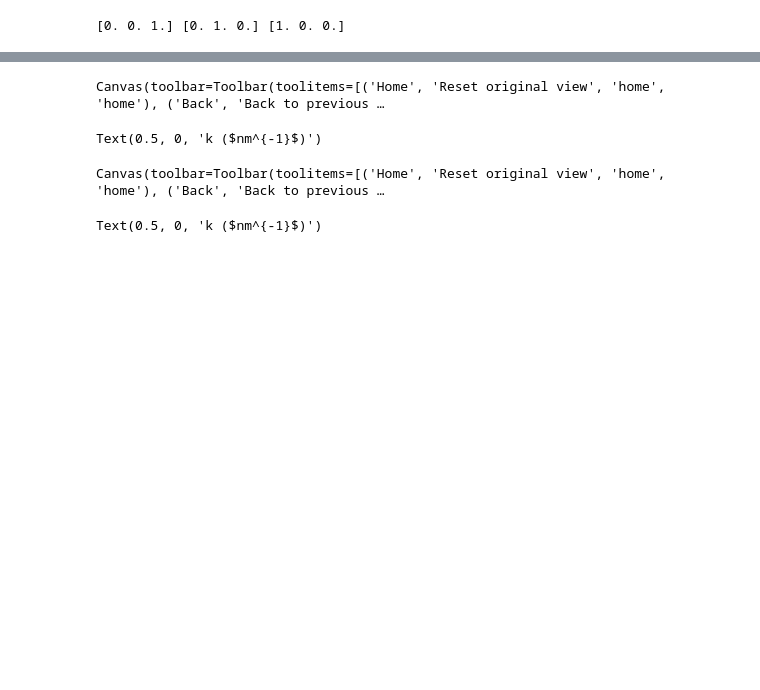
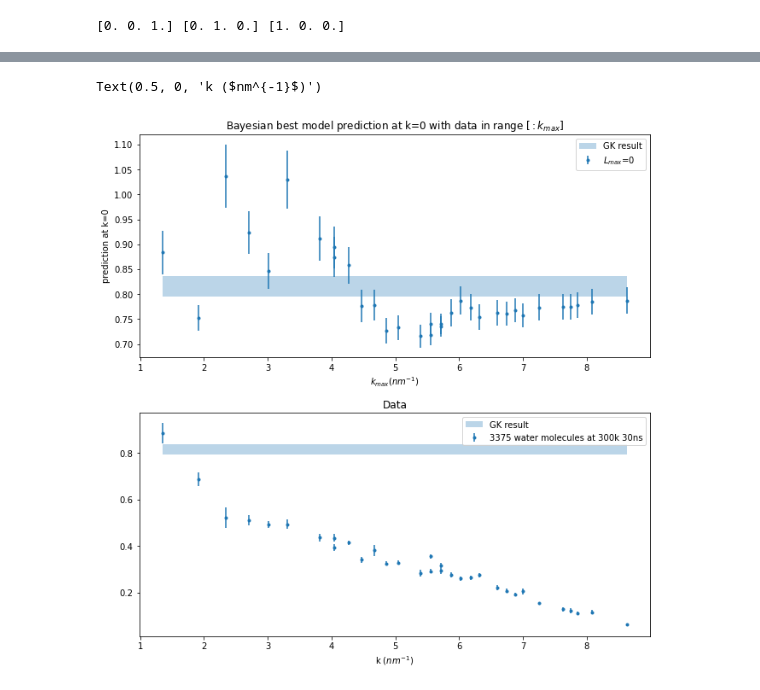
Before and after one commit to enrdrigo/transportwithdensities, a Jupyter notebook: bayescubicdk.ipynb, the cells around one changed output, grey strips where cells are left out. Saved outputs shown, nothing was run; the diff lists cells and outputs as text; code cells hidden in the pictures; blank space fills up the shorter version.

```diff
--- a/bayescubicdk.ipynb
+++ b/bayescubicdk.ipynb
@@ -89,17 +89,17 @@ Canvas(toolbar=Toolbar(toolitems=[('Home', 'Reset original view', 'home', 'home'
 predbl=[]
 spredbl=[]
 Npointsbl=[]
-N_max=101
+N_max=33
 N_iter=1
-N_min=21
-for i in range(2):
+N_min=5
+for i in range(1):
     predb=[]
     spredb=[]
     Npointsb=[]
     for N in range(N_min, N_max, N_iter):
 
         mN, SN, y_infer, sy_infer, spar, log_evidence_vP=\
-        bayesian.bestfit(gplot, sd, N, gplot, ifbetha=True, ifprintbestfit=False, ifprintfinal=False, nLbf=i)
+        bayesian.bestfit(gplot, sd, N, gplot, ifbetha=False, ifprintbestfit=False, ifprintfinal=False, nLbf=i)
         Npointsb.append(np.linalg.norm(gplot[N]))
         if (N-N_min)%(((N_max-N_min))//5)==0: print(int((N-N_min)/((N_max-N_min))*100), '%')
         predb.append(mN[0])
@@ -120,0 +176,21 @@ for i in range(2):
+# %%
+%matplotlib inline
+fig, ax=plt.subplots(2,constrained_layout=True, figsize=[9,9])
+
+
+ax[0].set_title('Bayesian best model prediction at k=0 with data in range $[k_{min}: k_{max}]$')
+L=[0,[0,4],[0,4,6], [0,4,6,8], [0,4,6,8,10]]
+for i in range(N_min):
+
+    ax[0].errorbar(np.array(Npointsbl[i])*0.13484487571168569*10, np.array(predbl[i]), np.sqrt(np.array(spredbl[i])), fmt='.', label=r'$k_{min}$'+'={:.3f}'.format(np.linalg.norm(gplot[i,:])*0.13484487571168569*10)+'$ nm^{-1}$')
+ax[0].fill_between(np.array(Npointsbl[0])*0.13484487571168569*10, np.ones(len(Npointsbl[0]))*0.816-np.ones(len(Npointsbl[0]))*0.021, np.ones(len(Npointsbl[0]))*0.816+np.ones(len(Npointsbl[0]))*0.021, label='GK result', alpha=0.3)
+ax[0].set_xlabel('$k_{max} (nm^{-1})$')
+ax[0].set_ylabel('prediction at k=0')
+ax[0].legend()
+ax[1].set_title('Data')
+
+ax[1].errorbar(np.linalg.norm(gplot, axis=1)*0.13484487571168569*10, dataplot1,datasigmaplot1, fmt='.', label='3375 water molecules at 300k 30ns')
+ax[1].fill_between(np.linalg.norm(gplot, axis=1)*0.13484487571168569*10, np.ones(len(gplot))*0.816-np.ones(len(gplot))*0.021, np.ones(len(gplot))*0.816+np.ones(len(gplot))*0.021, label='GK result', alpha=0.3)
+ax[1].legend()
+
+ax[1].set_xlabel(r'k ($nm^{-1}$)')
@@ -121,24 +200,24 @@ for i in range(2):
 # %%
-%matplotlib widget
+%matplotlib inline
 fig, ax=plt.subplots(2,constrained_layout=True, figsize=[9,9])
 
 
 ax[0].set_title('Bayesian best model prediction at k=0 with data in range $[: k_{max}]$')
 L=[0,[0,4],[0,4,6], [0,4,6,8], [0,4,6,8,10]]
 for i in range(1):
-    #ax[0].errorbar(np.array(Npointsbl[i]), np.array(predbl[i]), np.sqrt(np.array(spredbl[i])), fmt='.', label=r'$L_{max}$'+'={}'.format(L[i]))
-    ax[0].errorbar(np.array(Npointsbl[i]), np.exp(np.array(predbl[i])), np.exp(np.array(predbl[i]))*np.sqrt(np.array(spredbl[i])), fmt='.', label=r'$L_{max}$'+'={}'.format(L[i]))
-ax[0].fill_between(np.array(Npointsbl[0]), np.ones(len(Npointsbl[0]))*0.816-np.ones(len(Npointsbl[0]))*0.021, np.ones(len(Npointsbl[1]))*0.816+np.ones(len(Npointsbl[1]))*0.021, label='GK result', alpha=0.3)
+
+    ax[0].errorbar(np.array(Npointsbl[i])*0.13484487571168569*10, np.array(predbl[i]), np.sqrt(np.array(spredbl[i])), fmt='.', label=r'$L_{max}$'+'={}'.format(L[i]))
+ax[0].fill_between(np.array(Npointsbl[0])*0.13484487571168569*10, np.ones(len(Npointsbl[0]))*0.816-np.ones(len(Npointsbl[0]))*0.021, np.ones(len(Npointsbl[0]))*0.816+np.ones(len(Npointsbl[0]))*0.021, label='GK result', alpha=0.3)
 ax[0].set_xlabel('$k_{max} (nm^{-1})$')
 ax[0].set_ylabel('prediction at k=0')
 ax[0].legend()
 ax[1].set_title('Data')
 
-ax[1].errorbar(np.linalg.norm(gplot, axis=1), dataplot1,datasigmaplot1*np.sqrt(10.), fmt='.', label='3375 water molecules at 300k 30ns')
-ax[1].fill_between(np.linalg.norm(gplot, axis=1), np.ones(len(gplot))*0.816-np.ones(len(gplot))*0.021, np.ones(len(gplot))*0.816+np.ones(len(gplot))*0.021, label='GK result', alpha=0.3)
+ax[1].errorbar(np.linalg.norm(gplot, axis=1)*0.13484487571168569*10, dataplot1,datasigmaplot1, fmt='.', label='3375 water molecules at 300k 30ns')
+ax[1].fill_between(np.linalg.norm(gplot, axis=1)*0.13484487571168569*10, np.ones(len(gplot))*0.816-np.ones(len(gplot))*0.021, np.ones(len(gplot))*0.816+np.ones(len(gplot))*0.021, label='GK result', alpha=0.3)
 ax[1].legend()
 
 ax[1].set_xlabel(r'k ($nm^{-1}$)')
 # %% [output]
-Canvas(toolbar=Toolbar(toolitems=[('Home', 'Reset original view', 'home', 'home'), ('Back', 'Back to previous …
+Text(0.5, 0, 'k ($nm^{-1}$)')
-Text(0.5, 0, 'k ($nm^{-1}$)')
+[figure, added]
@@ -147,26 +223,0 @@ datimg=np.loadtxt('Dkkmax.text')
-# %%
-datimg[0]
-%matplotlib widget
-fig, ax=plt.subplots(2,constrained_layout=True, figsize=[9,9])
-
-
-ax[0].set_title('Bayesian best model prediction at k=0 with data in range $[: k_{max}]$')
-L=[0,[0,4],[0,4,6], [0,4,6,8], [0,4,6,8,10]]
-for i in range(1):
-    #ax[0].errorbar(np.array(Npointsbl[i]), np.array(predbl[i]), np.sqrt(np.array(spredbl[i])), fmt='.', label=r'$L_{max}$'+'={}'.format(L[i]))
-    ax[0].errorbar(np.array(Npointsbl[i]), np.exp(np.array(predbl[i])), np.exp(np.array(predbl[i]))*np.sqrt(np.array(spredbl[i])), fmt='.', label=r'$L_{max}$'+'={}'.format(L[i]))
-ax[0].fill_between(np.array(Npointsbl[0]), np.ones(len(Npointsbl[0]))*0.816-np.ones(len(Npointsbl[0]))*0.021, np.ones(len(Npointsbl[1]))*0.816+np.ones(len(Npointsbl[1]))*0.021, label='GK result', alpha=0.3)
-ax[0].errorbar(datimg[0]*10, datimg[1], datimg[2], fmt='.', label='mg')
-ax[0].set_xlabel('$k_{max} (nm^{-1})$')
-ax[0].set_ylabel('prediction at k=0')
-ax[0].legend()
-ax[1].set_title('Data')
-
-ax[1].errorbar(np.linalg.norm(gplot, axis=1), dataplot1,datasigmaplot1*np.sqrt(10.), fmt='.', label='3375 water molecules at 300k 30ns')
-ax[1].fill_between(np.linalg.norm(gplot, axis=1), np.ones(len(gplot))*0.816-np.ones(len(gplot))*0.021, np.ones(len(gplot))*0.816+np.ones(len(gplot))*0.021, label='GK result', alpha=0.3)
-ax[1].legend()
-
-ax[1].set_xlabel(r'k ($nm^{-1}$)')
-# %% [output]
-Canvas(toolbar=Toolbar(toolitems=[('Home', 'Reset original view', 'home', 'home'), ('Back', 'Back to previous …
-Text(0.5, 0, 'k ($nm^{-1}$)')
```
Also changed, not shown: parts of 11 cells of this notebook, 6 other files.
